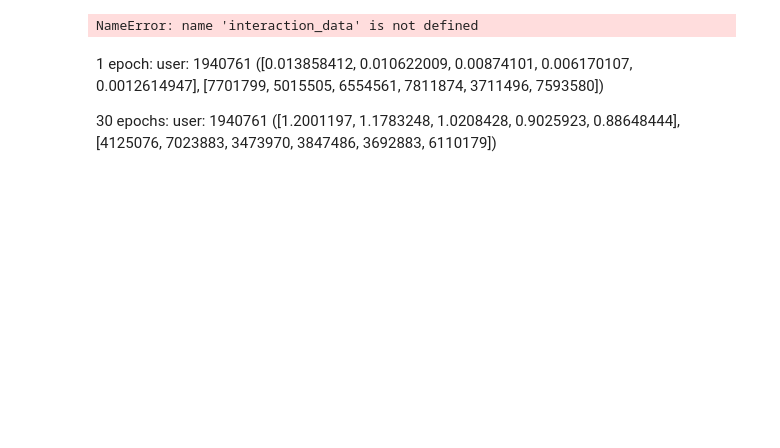
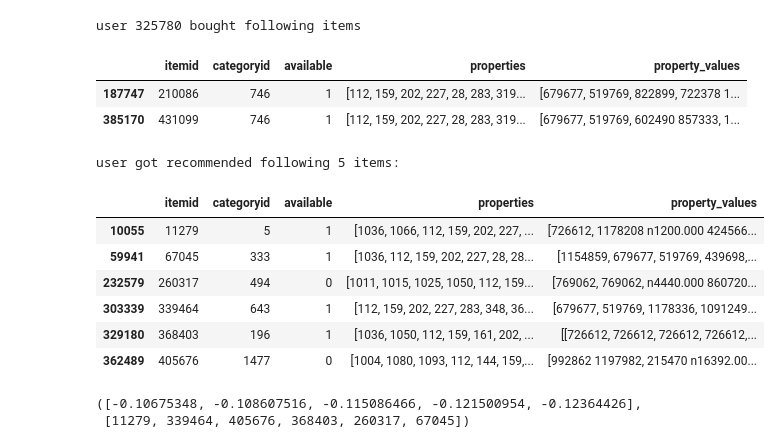
Before and after one commit to tomhuber96/master-thesis-practical-part, a Jupyter notebook: DL/retailrocket/detail_rocket_lightfm.ipynb, the cells around one changed output. Saved outputs shown, nothing was run; the diff lists cells and outputs as text; code cells hidden in the pictures; blank space fills up the shorter version.

```diff
--- a/DL/retailrocket/detail_rocket_lightfm.ipynb
+++ b/DL/retailrocket/detail_rocket_lightfm.ipynb
@@ -165,9 +165,9 @@ test AUC: 0.4067
 # %%
 def predict_best_n_products(user_id, n = 5):
-    item_ids = interaction_data[interaction_data.customer_id ==  user_id].main_product_id.tolist()
+    item_ids = events[events.visitorid ==  user_id].itemid.tolist()
     user_mapping, _, item_mapping, _ = dataset.mapping()
     print('user ' + str(user_id) + ' bought following items')
-    display(product_data[product_data.main_product_id.isin(item_ids) ])
+    display(item_properties[item_properties.itemid.isin(item_ids) ])
 
 
     # Convert the original user_id to internal user index
@@ -196,20 +196,23 @@ def predict_best_n_products(user_id, n = 5):
             break
 
     print('user got recommended following ' + str(n) + ' items: ')
-    display(product_data[product_data.main_product_id.isin(top_recommended_items)])
+    display(item_properties[item_properties.itemid.isin(top_recommended_items)])
     return scores_sorted, top_recommended_items
 # %%
-user_id = 1940761
+user_id = 325780
 display(predict_best_n_products(user_id, 5))
 # %% [output]
-NameError: name 'interaction_data' is not defined
+user 325780 bought following items
+|  | itemid | categoryid | available | properties | property_values |
+| 187747 | 210086 | 746 | 1 | [112, 159, 202, 227, 28, 283, 319... | [679677, 519769, 822899, 722378 1... |
+| 385170 | 431099 | 746 | 1 | [112, 159, 202, 227, 28, 283, 319... | [679677, 519769, 602490 857333, 1... |
+user got recommended following 5 items:
+|  | itemid | categoryid | available | properties | property_values |
+| 10055 | 11279 | 5 | 1 | [1036, 1066, 112, 159, 202, 227, ... | [726612, 1178208 n1200.000 424566... |
+| 59941 | 67045 | 333 | 1 | [1036, 112, 159, 202, 227, 28, 28... | [1154859, 679677, 519769, 439698,... |
+| 232579 | 260317 | 494 | 0 | [1011, 1015, 1025, 1050, 112, 159... | [769062, 769062, n4440.000 860720... |
+| 303339 | 339464 | 643 | 1 | [112, 159, 202, 227, 283, 348, 36... | [679677, 519769, 1178336, 1091249... |
+| 329180 | 368403 | 196 | 1 | [1036, 1050, 112, 159, 161, 202, ... | [[726612, 726612, 726612, 726612,... |
+| 362489 | 405676 | 1477 | 0 | [1004, 1080, 1093, 112, 144, 159,... | [992862 1197982, 215470 n16392.00... |
+([-0.10675348, -0.108607516, -0.115086466, -0.121500954, -0.12364426],
+ [11279, 339464, 405676, 368403, 260317, 67045])
-# %% [markdown]
-1 epoch:
-user: 1940761
-([0.013858412, 0.010622009, 0.00874101, 0.006170107, 0.0012614947],
- [7701799, 5015505, 6554561, 7811874, 3711496, 7593580])
-
-30 epochs:
-user: 1940761
-([1.2001197, 1.1783248, 1.0208428, 0.9025923, 0.88648444],
- [4125076, 7023883, 3473970, 3847486, 3692883, 6110179])
```
Also changed, not shown: parts of 2 cells of this notebook, 2 other files.
